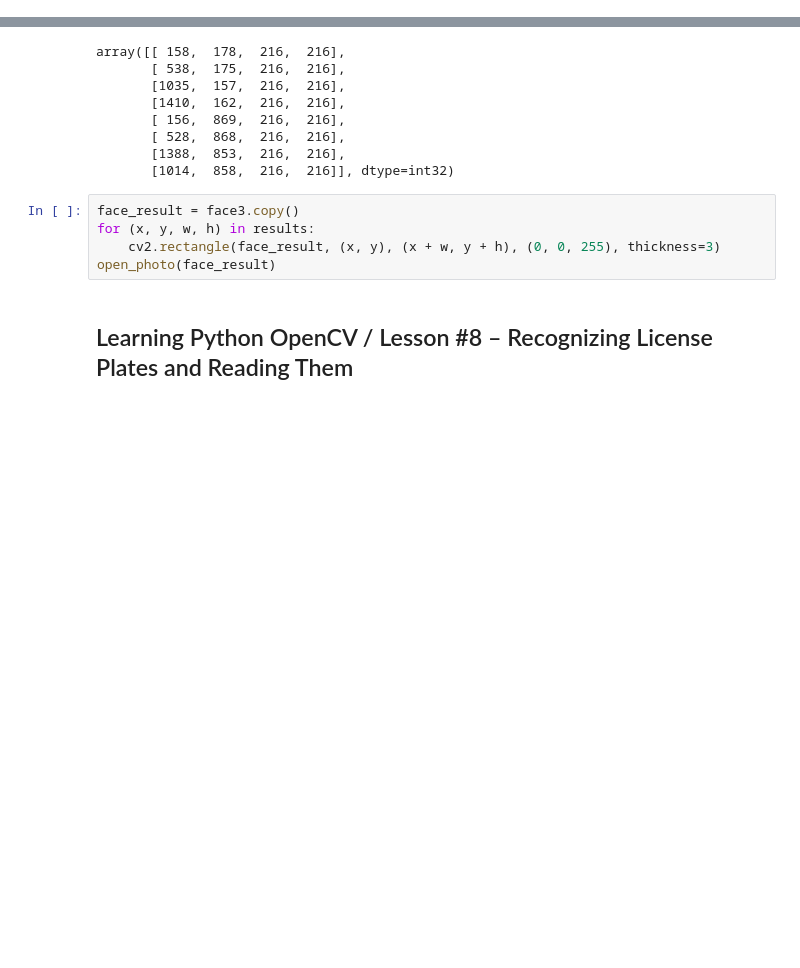
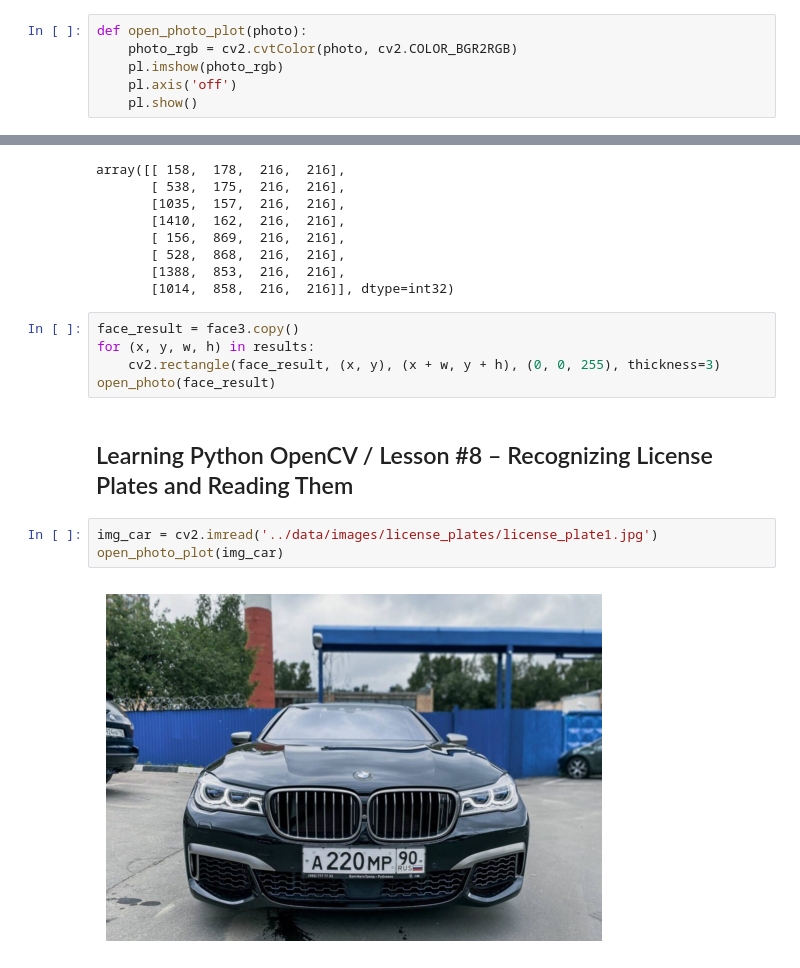
Before and after one commit to Arty-Van-Sonner/opencv_gosha_dudar, a Jupyter notebook: src/notebook.ipynb, the cells around one changed output, grey strips where cells are left out. Cells and saved outputs as stored; diff of their text form; blank space fills up the shorter version.

```diff
--- a/src/notebook.ipynb
+++ b/src/notebook.ipynb
@@ -7,6 +10,12 @@ img = cv2.imread('../data/images/image.png')
 def open_photo(photo):
     cv2.imshow('Result', photo)
     cv2.waitKey(0)
+# %%
+def open_photo_plot(photo):
+    photo_rgb = cv2.cvtColor(photo, cv2.COLOR_BGR2RGB)
+    pl.imshow(photo_rgb)
+    pl.axis('off')
+    pl.show()
 # %%
 def rotate(image, angle):
     height, width = image.shape[:2]
@@ -733,3 +742,8 @@ for (x, y, w, h) in results:
 open_photo(face_result)
 # %% [markdown]
 ## Learning Python OpenCV / Lesson #8 – Recognizing License Plates and Reading Them
+# %%
+img_car = cv2.imread('../data/images/license_plates/license_plate1.jpg')
+open_photo_plot(img_car)
+# %% [output]
+[figure, added]
```
Also changed, not shown: parts of 2 cells of this notebook.
